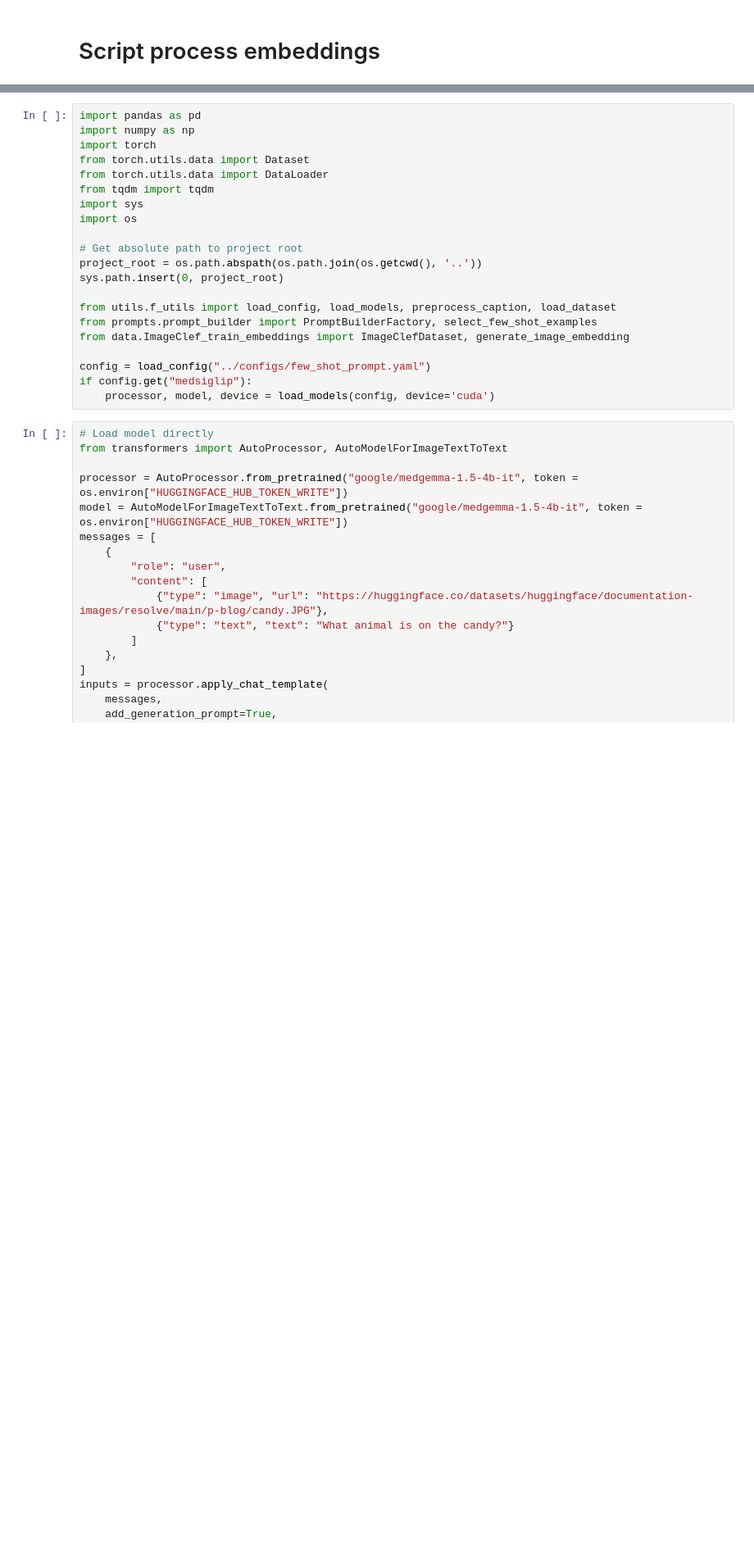
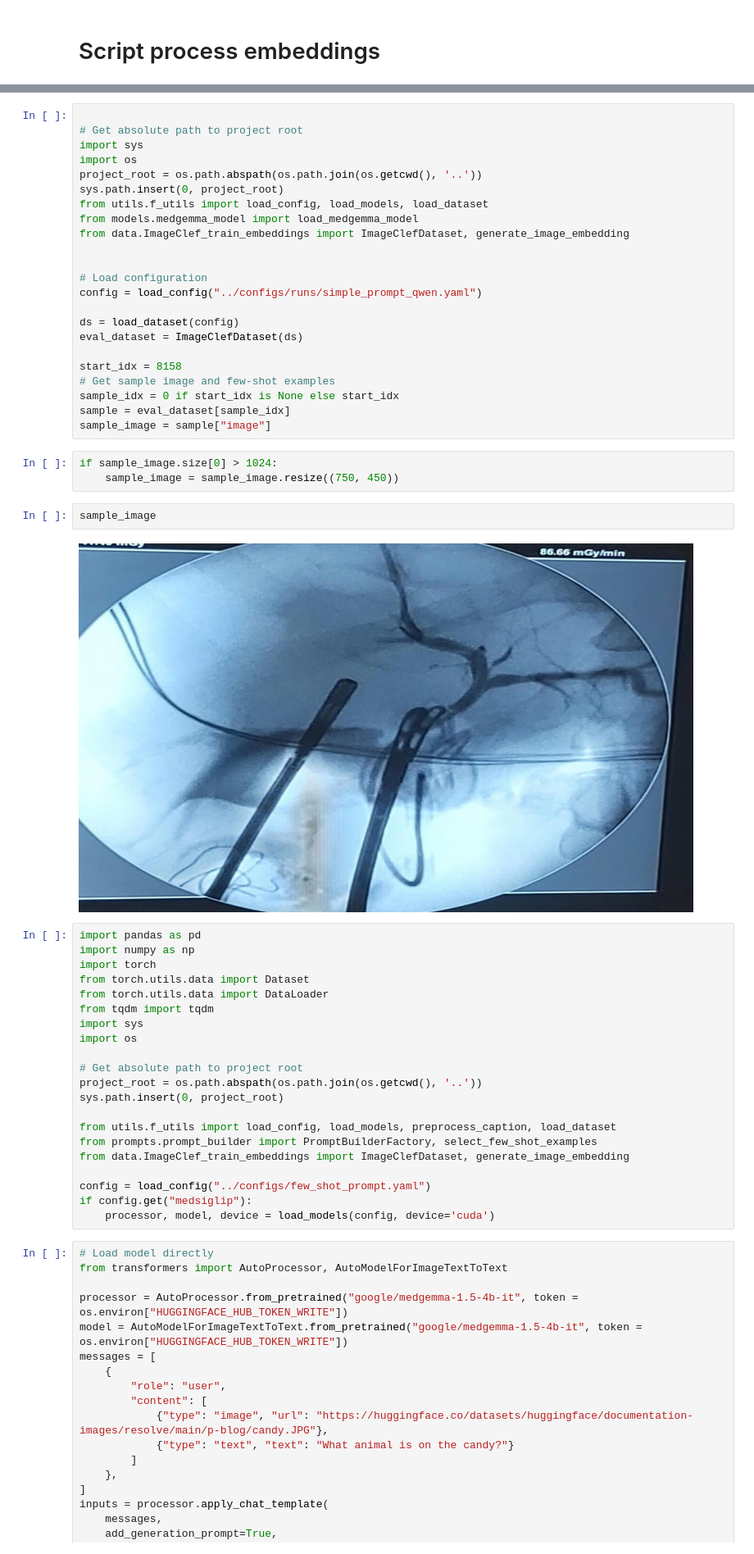
Before and after one commit to mfbosco/imageclef2026-368-rag, a Jupyter notebook: notebooks/0a_test_scripts.ipynb, the cells around one changed output, grey strips where cells are left out. Shown at 82% size. Saved outputs shown, nothing was run; the diff lists cells and outputs as text; blank space fills up the shorter version.

```diff
--- a/notebooks/0a_test_scripts.ipynb
+++ b/notebooks/0a_test_scripts.ipynb
@@ -3,3 +184,33 @@
+# %%
+
+# Get absolute path to project root
+import sys
+import os
+project_root = os.path.abspath(os.path.join(os.getcwd(), '..'))
+sys.path.insert(0, project_root)
+from utils.f_utils import load_config, load_models, load_dataset
+from models.medgemma_model import load_medgemma_model
+from data.ImageClef_train_embeddings import ImageClefDataset, generate_image_embedding
+
+
+# Load configuration
+config = load_config("../configs/runs/simple_prompt_qwen.yaml")
+
+ds = load_dataset(config)
+eval_dataset = ImageClefDataset(ds)
+
+start_idx = 8158
+# Get sample image and few-shot examples
+sample_idx = 0 if start_idx is None else start_idx
+sample = eval_dataset[sample_idx]
+sample_image = sample["image"]
+# %%
+if sample_image.size[0] > 1024:
+    sample_image = sample_image.resize((750, 450))
+# %%
+sample_image
+# %% [output]
+[figure, added]
 # %%
 import pandas as pd
 import numpy as np
```
Also changed, not shown: parts of 1 cell of this notebook, 9 other files.
